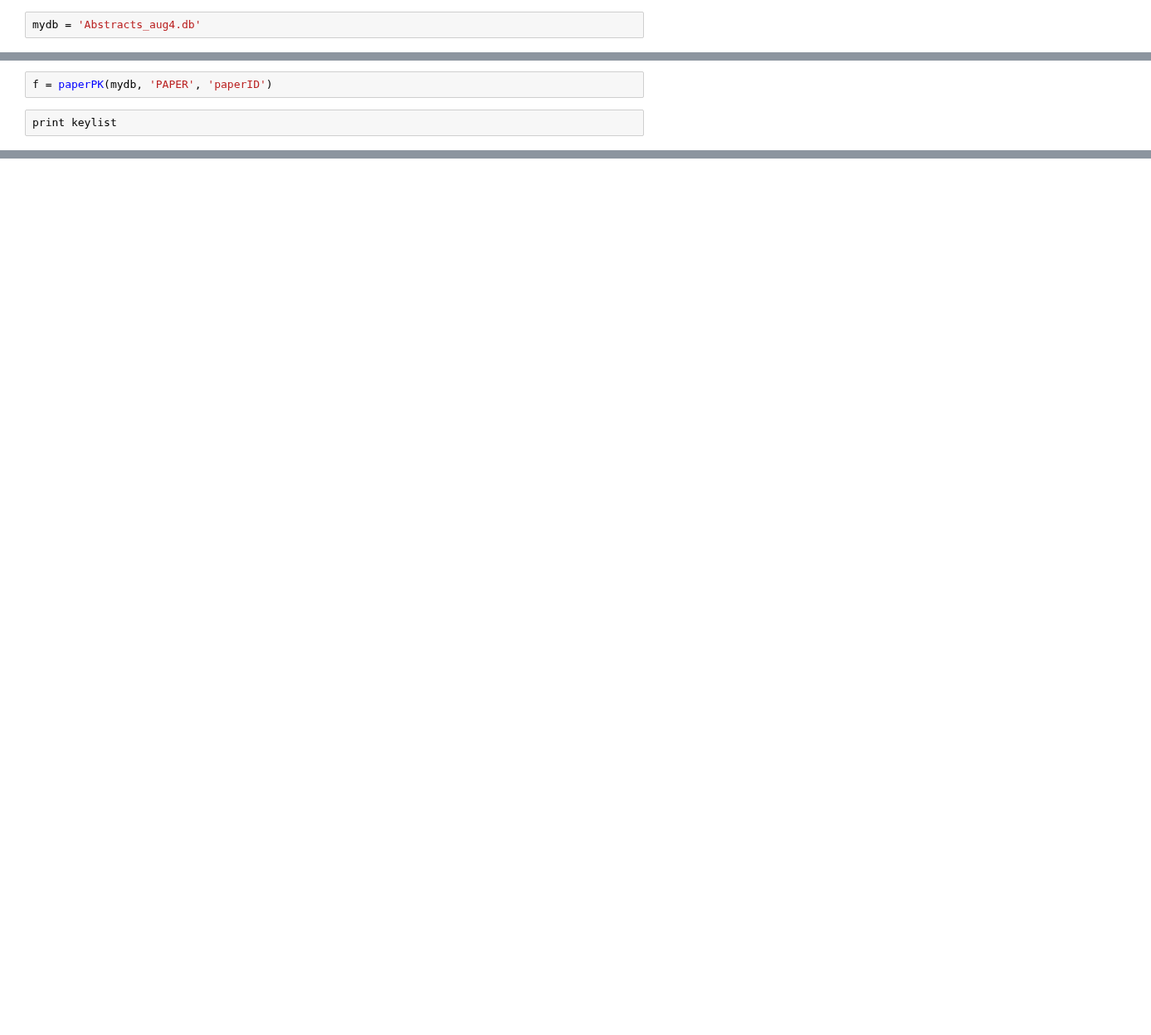
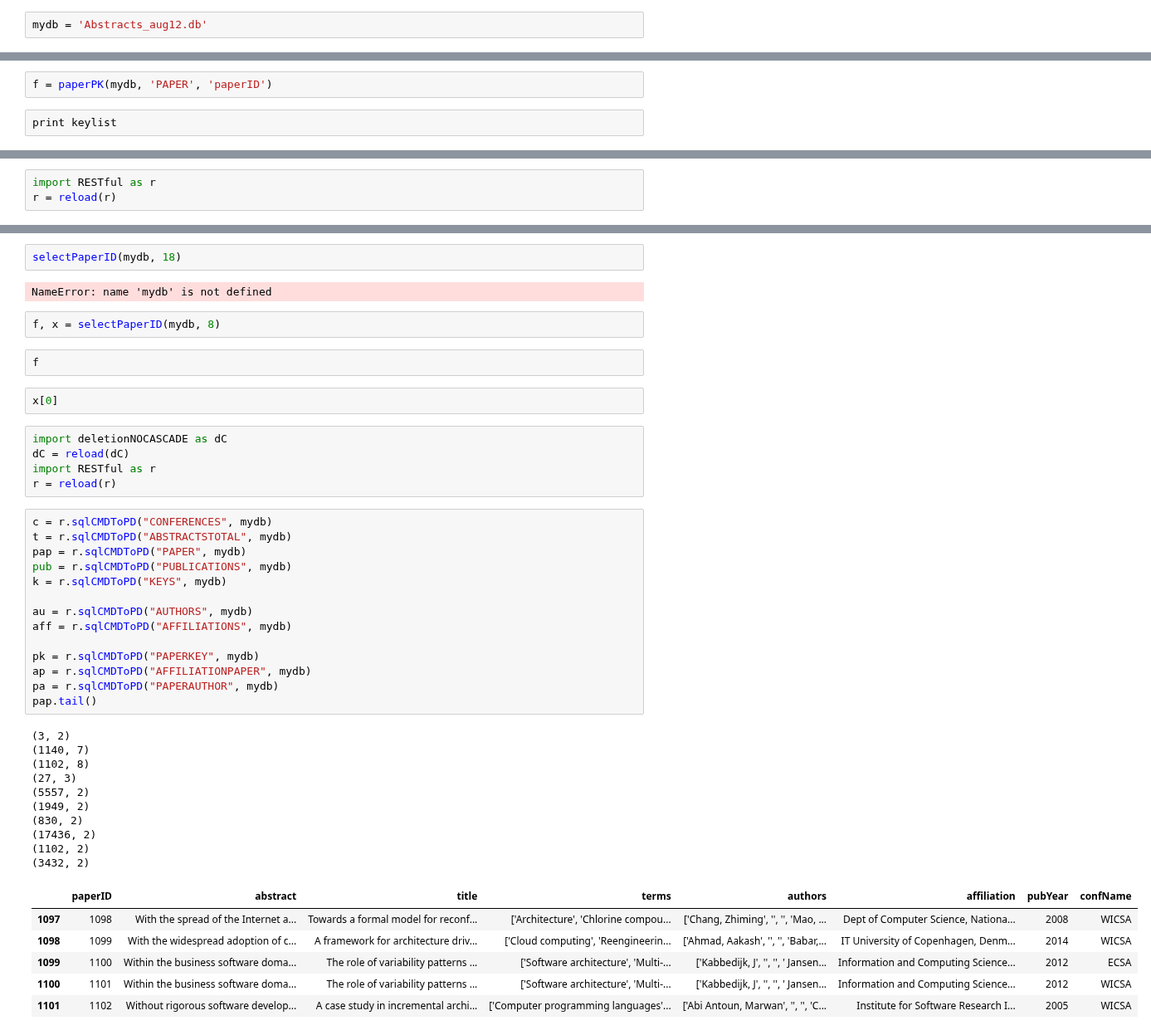
Before and after one commit to noveroa/DataBases, a Jupyter notebook: sqlStart/sql_jsonCommands.ipynb, the cells around one changed output, grey strips where cells are left out. Shown at 83% size. Cells and saved outputs as stored; diff of their text form; blank space fills up the shorter version.

```diff
--- a/sqlStart/sql_jsonCommands.ipynb
+++ b/sqlStart/sql_jsonCommands.ipynb
@@ -2,7 +2,7 @@
 import pandas as pd
 import sqlite3 as sql
 # %%
-mydb = 'Abstracts_aug4.db'
+mydb = 'Abstracts_aug12.db'
 # %%
 jsonFile = "json42.json"
 # %% [markdown]
@@ -413,0 +412,3 @@ False
+# %%
+import RESTful as r
+r = reload(r)
@@ -413,0 +572,46 @@ False
+# %%
+selectPaperID(mydb, 18)
+# %% [output]
+NameError: name 'mydb' is not defined
+# %%
+f, x = selectPaperID(mydb, 8)
+# %%
+f
+# %%
+x[0]
+# %%
+import deletionNOCASCADE as dC
+dC = reload(dC)
+import RESTful as r
+r = reload(r)
+# %%
+c = r.sqlCMDToPD("CONFERENCES", mydb)
+t = r.sqlCMDToPD("ABSTRACTSTOTAL", mydb)
+pap = r.sqlCMDToPD("PAPER", mydb)
+pub = r.sqlCMDToPD("PUBLICATIONS", mydb)
+k = r.sqlCMDToPD("KEYS", mydb)
+
+au = r.sqlCMDToPD("AUTHORS", mydb)
+aff = r.sqlCMDToPD("AFFILIATIONS", mydb)
+
+pk = r.sqlCMDToPD("PAPERKEY", mydb)
+ap = r.sqlCMDToPD("AFFILIATIONPAPER", mydb)
+pa = r.sqlCMDToPD("PAPERAUTHOR", mydb)
+pap.tail()
+# %% [output]
+(3, 2)
+(1140, 7)
+(1102, 8)
+(27, 3)
+(5557, 2)
+(1949, 2)
+(830, 2)
+(17436, 2)
+(1102, 2)
+(3432, 2)
+|  | paperID | abstract | title | terms | authors | affiliation | pubYear | confName |
+| 1097 | 1098 | With the spread of the Internet a... | Towards a formal model for reconf... | ['Architecture', 'Chlorine compou... | ['Chang, Zhiming', '', '', 'Mao, ... | Dept of Computer Science, Nationa... | 2008 | WICSA |
+| 1098 | 1099 | With the widespread adoption of c... | A framework for architecture driv... | ['Cloud computing', 'Reengineerin... | ['Ahmad, Aakash', '', '', 'Babar,... | IT University of Copenhagen, Denm... | 2014 | WICSA |
+| 1099 | 1100 | Within the business software doma... | The role of variability patterns ... | ['Software architecture', 'Multi-... | ['Kabbedijk, J', '', '', ' Jansen... | Information and Computing Science... | 2012 | ECSA |
+| 1100 | 1101 | Within the business software doma... | The role of variability patterns ... | ['Software architecture', 'Multi-... | ['Kabbedijk, J', '', '', ' Jansen... | Information and Computing Science... | 2012 | WICSA |
+| 1101 | 1102 | Without rigorous software develop... | A case study in incremental archi... | ['Computer programming languages'... | ['Abi Antoun, Marwan', '', '', 'C... | Institute for Software Research I... | 2005 | WICSA |
```
Also changed, not shown: parts of 34 cells of this notebook, 11 other files.
